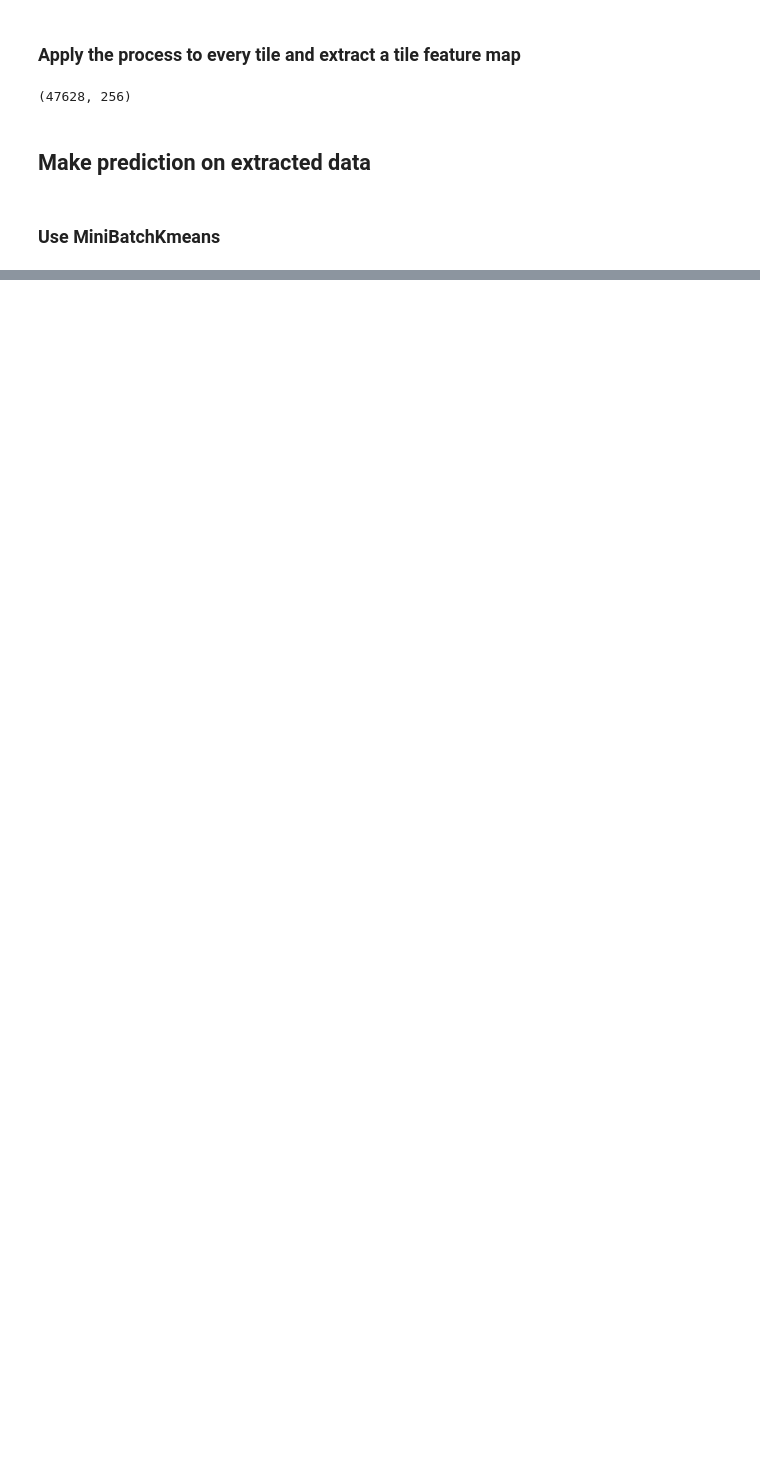
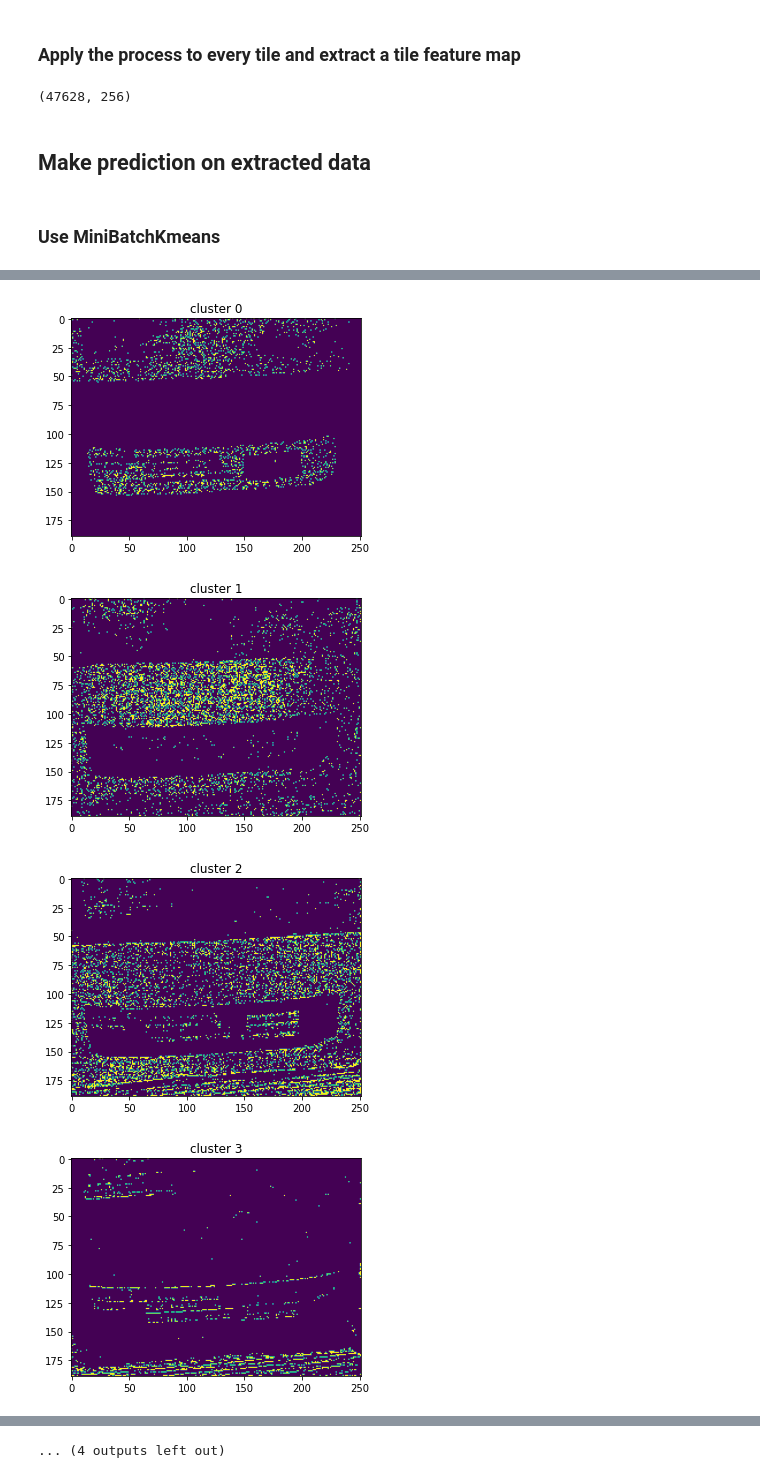
Before and after one commit to Dominique57/Barcode-Detector-GPGPU, a Jupyter notebook: python/prototypage.ipynb, the cells around one changed output, grey strips where cells are left out. Drawn from its saved outputs; the diff is of its cells as text; code cells hidden in the pictures; blank space fills up the shorter version.

```diff
--- a/python/prototypage.ipynb
+++ b/python/prototypage.ipynb
@@ -161,0 +165,18 @@ plt.imshow(predicted_rgb)
+# %%
+def keepCluster(image, class_):
+    image = image.copy()
+    image[predicted == class_] = 4269
+    image[predicted != class_] = 0
+    image[predicted == 4269] = 1
+    plt.imshow(image)
+    return image
+# %%
+for i in range(clusterer.n_clusters):
+    plt.figure()
+    plt.title(f"cluster {i}")
+    keepCluster(predicted, i)
+# %% [output]
+[figure, added]
+[figure, added]
+[figure, added]
+[figure, added]
@@ -161,0 +191 @@ plt.imshow(predicted_rgb)
+... (4 outputs left out)
```
Also changed, not shown: parts of 10 cells of this notebook.
